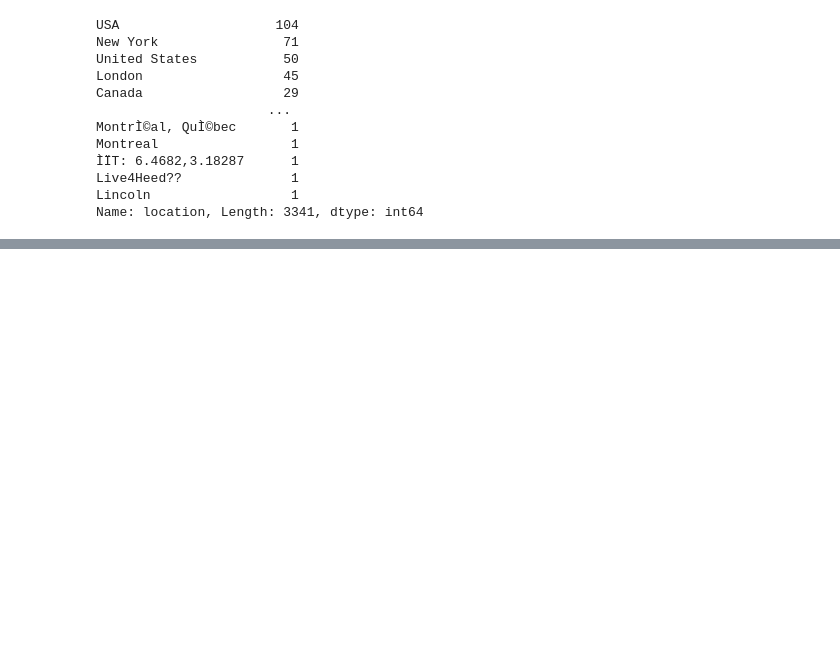
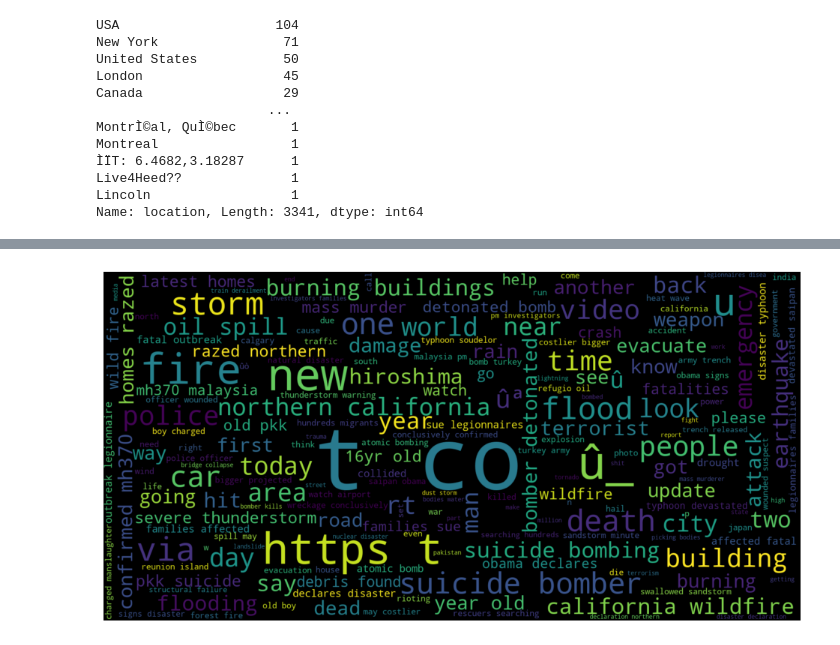
Before and after one commit to mcachosoblechero/Classic-ML-Datasets, a Jupyter notebook: NLP/exploration/1_exploratory_data_analysis.ipynb, the cells around one changed output, grey strips where cells are left out. Cells and saved outputs as stored; diff of their text form; code cells hidden in the pictures; blank space fills up the shorter version.

```diff
--- a/NLP/exploration/1_exploratory_data_analysis.ipynb
+++ b/NLP/exploration/1_exploratory_data_analysis.ipynb
@@ -80,0 +107,8 @@ raw_tweets.head()
+# %%
+# Remove stop words
+english_stopwords = set(stopwords.words('english'))
+raw_tweets['twitterTokens_noStop'] = raw_tweets.twitterTokens.apply(lambda x: [i for i in x if i not in english_stopwords])
+
+# Perform stemming
+ps = PorterStemmer()
+raw_tweets['twitterTokens_Stem'] = raw_tweets.twitterTokens_noStop.apply(lambda x: [ps.stem(i) for i in x])
@@ -80,0 +125,16 @@ raw_tweets.head()
+# %%
+# Extrat the text with real Disaster
+disaster_tweets = raw_tweets[raw_tweets.target == 1]
+disaster_words = []
+for tweet in disaster_tweets.twitterTokens_noStop:
+    for word in tweet:
+        disaster_words.append(word)
+disaster_words = pd.Series(disaster_words).str.cat(sep=' ')
+
+wordcloud = WordCloud(width=1600, height=800,max_font_size=200).generate(disaster_words)
+plt.figure(figsize=(12,10))
+plt.imshow(wordcloud, interpolation="bilinear")
+plt.axis("off")
+plt.show()
+# %% [output]
+[figure, added]
```
Also changed, not shown: parts of 14 cells of this notebook.
